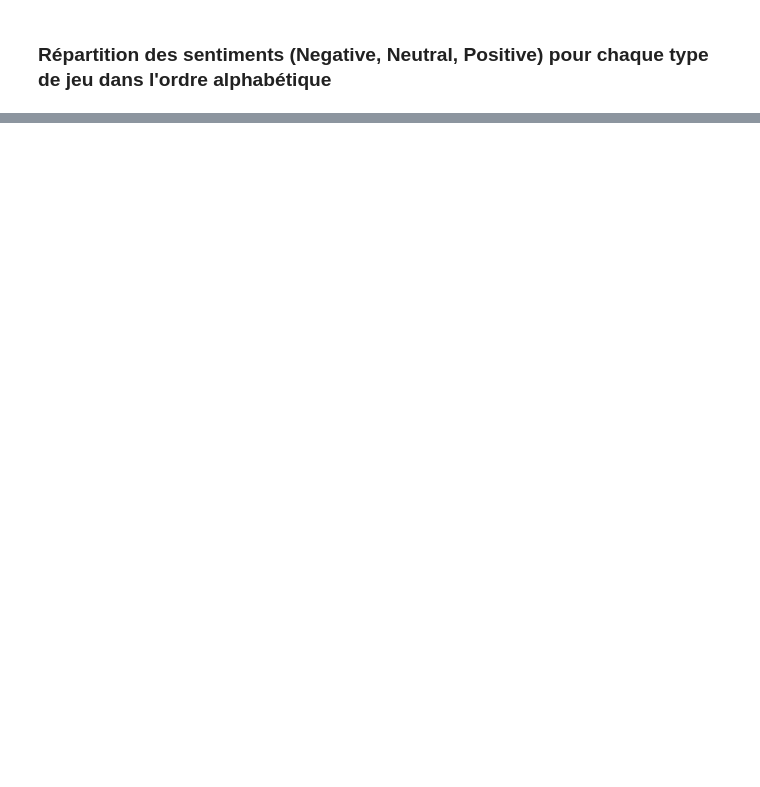
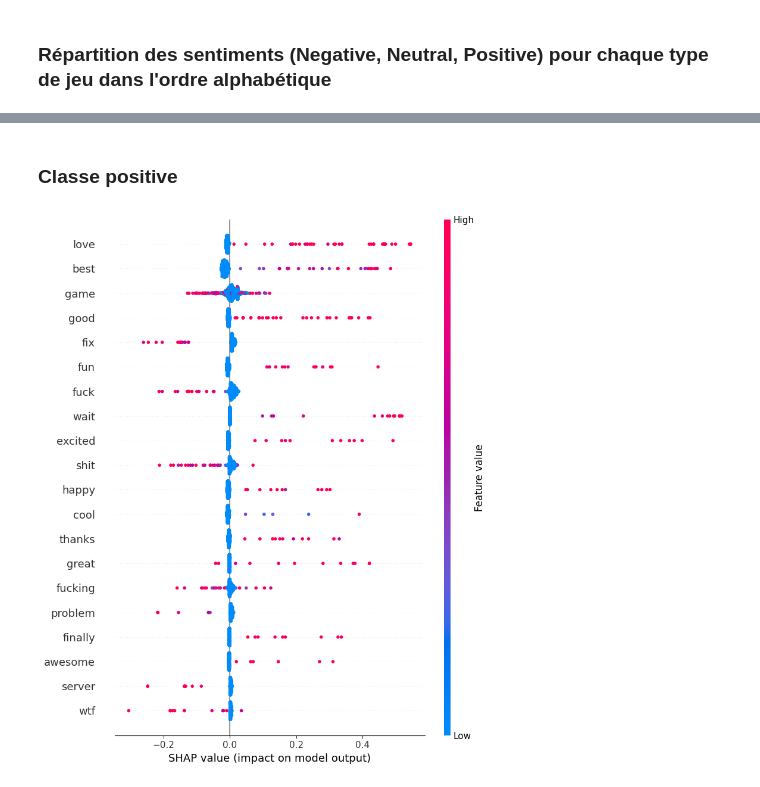
Before and after one commit to vincent-tran-94/Sentiment_Analytics_Games, a Jupyter notebook: Sentimental_tweets.ipynb, the cells around one changed output, grey strips where cells are left out. Drawn from its saved outputs; the diff is of its cells as text; code cells hidden in the pictures; blank space fills up the shorter version.

```diff
--- a/Sentimental_tweets.ipynb
+++ b/Sentimental_tweets.ipynb
@@ -835,0 +905,6 @@ plt.show()
+# %%
+X_train_dense = X_train_vec.toarray()
+X_val_dense = X_val_vec.toarray()
+
+explainer = shap.TreeExplainer(model, X_train_dense, feature_names=vectorizer.get_feature_names_out())
+shap_values = explainer.shap_values(X_val_dense)
@@ -835,0 +940,10 @@ plt.show()
+# %%
+shap_values_positive = shap_values[:, :, 2]  # Classe positive (indice 2)
+shap_values_neutral = shap_values[:, :, 1]  # Classe neutre (indice 1)
+shap_values_negative = shap_values[:, :, 0]  # Classe négative (indice 0)
+# %% [markdown]
+### Classe positive
+# %%
+shap.summary_plot(shap_values_positive, X_val_dense, feature_names=vectorizer.get_feature_names_out())
+# %% [output]
+[figure, added]
```
Also changed, not shown: parts of 38 cells of this notebook, 3 other files.
